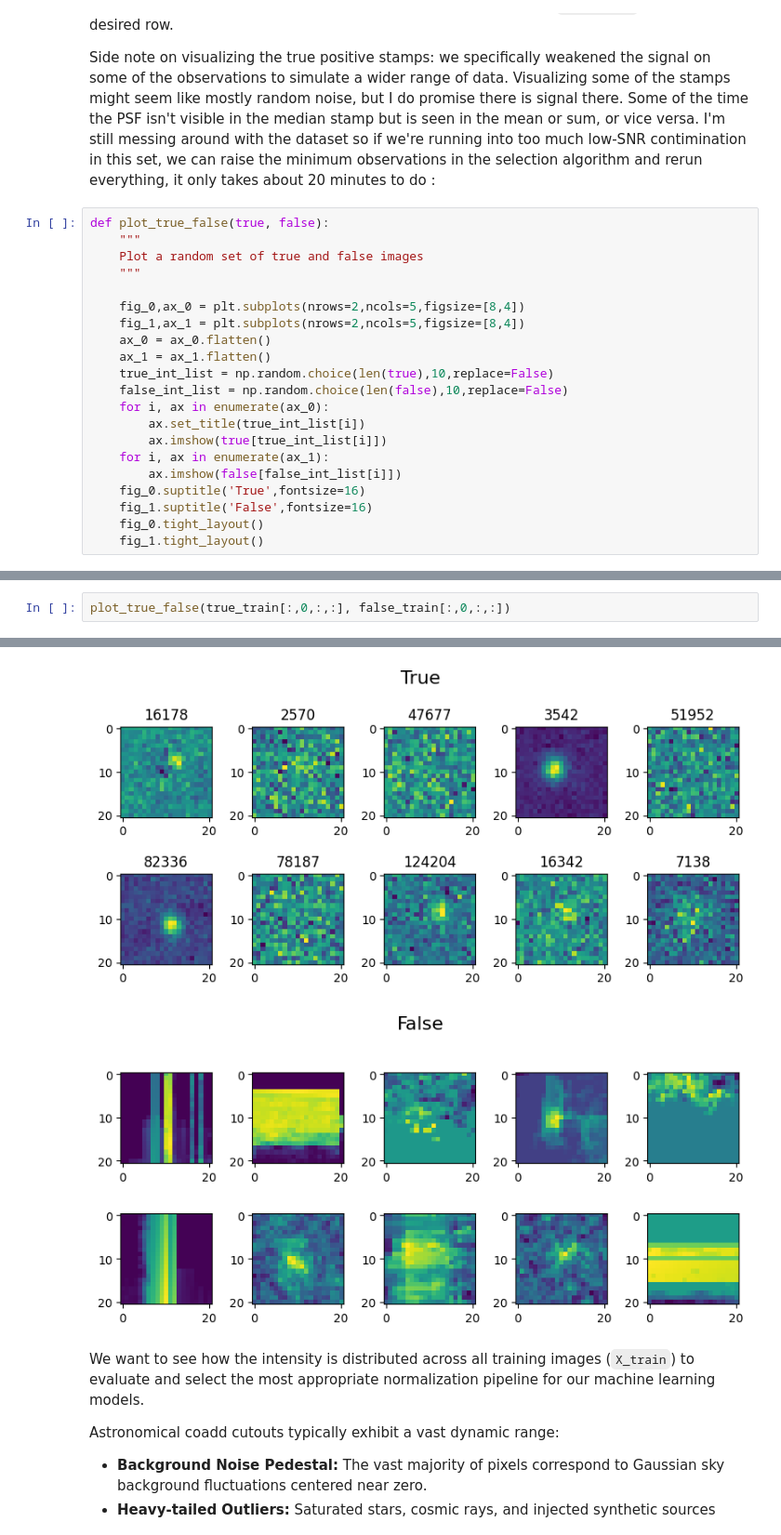
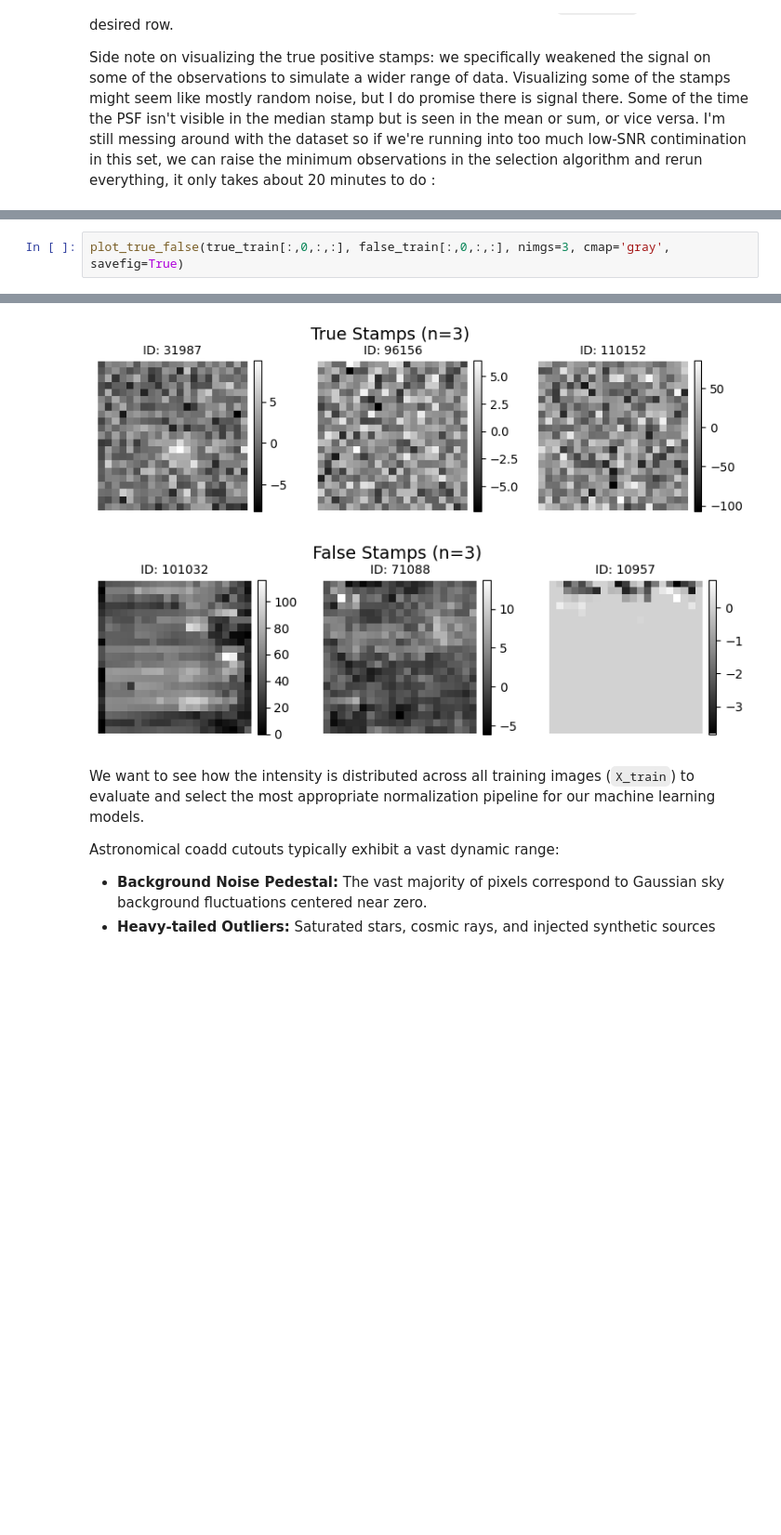
Before and after one commit to jurados/KBMOD-StampNet, a Jupyter notebook: KBMOD_Classifier_Stamps.ipynb, the cells around one changed output, grey strips where cells are left out. Shown at 93% size. Saved outputs shown, nothing was run; the diff lists cells and outputs as text; blank space fills up the shorter version.

```diff
--- a/KBMOD_Classifier_Stamps.ipynb
+++ b/KBMOD_Classifier_Stamps.ipynb
@@ -99,24 +99,3 @@ Test  -> True: (18430, 21, 21)  | False: (15790, 21, 21)
 If you want to visualize what certain stamps look like, you can use `plt.imshow` and pass in the desired row.
 
 Side note on visualizing the true positive stamps: we specifically weakened the signal on some of the observations to simulate a wider range of data. Visualizing some of the stamps might seem like mostly random noise, but I do promise there is signal there. Some of the time the PSF isn't visible in the median stamp but is seen in the mean or sum, or vice versa. I'm still messing around with the dataset so if we're running into too much low-SNR contimination in this set, we can raise the minimum observations in the selection algorithm and rerun everything, it only takes about 20 minutes to do :
-# %%
-def plot_true_false(true, false):
-    """
-    Plot a random set of true and false images
-    """
-
-    fig_0,ax_0 = plt.subplots(nrows=2,ncols=5,figsize=[8,4])
-    fig_1,ax_1 = plt.subplots(nrows=2,ncols=5,figsize=[8,4])
-    ax_0 = ax_0.flatten()
-    ax_1 = ax_1.flatten()
-    true_int_list = np.random.choice(len(true),10,replace=False)
-    false_int_list = np.random.choice(len(false),10,replace=False)
-    for i, ax in enumerate(ax_0):
-        ax.set_title(true_int_list[i])
-        ax.imshow(true[true_int_list[i]])
-    for i, ax in enumerate(ax_1):
-        ax.imshow(false[false_int_list[i]])
-    fig_0.suptitle('True',fontsize=16)
-    fig_1.suptitle('False',fontsize=16)
-    fig_0.tight_layout()
-    fig_1.tight_layout()
@@ -123,3 +171,3 @@ def plot_true_false(true, false):
 # %%
-plot_true_false(true_train[:,0,:,:], false_train[:,0,:,:])
+plot_true_false(true_train[:,0,:,:], false_train[:,0,:,:], nimgs=3, cmap='gray', savefig=True)
 # %% [output]
@@ -126,5 +178,5 @@ plot_true_false(true_train[:,0,:,:], false_train[:,0,:,:])
-[figure, old version]
+[figure, new version]
-[figure, old version]
+[figure, new version]
 # %% [markdown]
 We want to see how the intensity is distributed across all training images (`X_train`) to evaluate and select the most appropriate normalization pipeline for our machine learning models.
 
```
Also changed, not shown: parts of 25 cells of this notebook.
